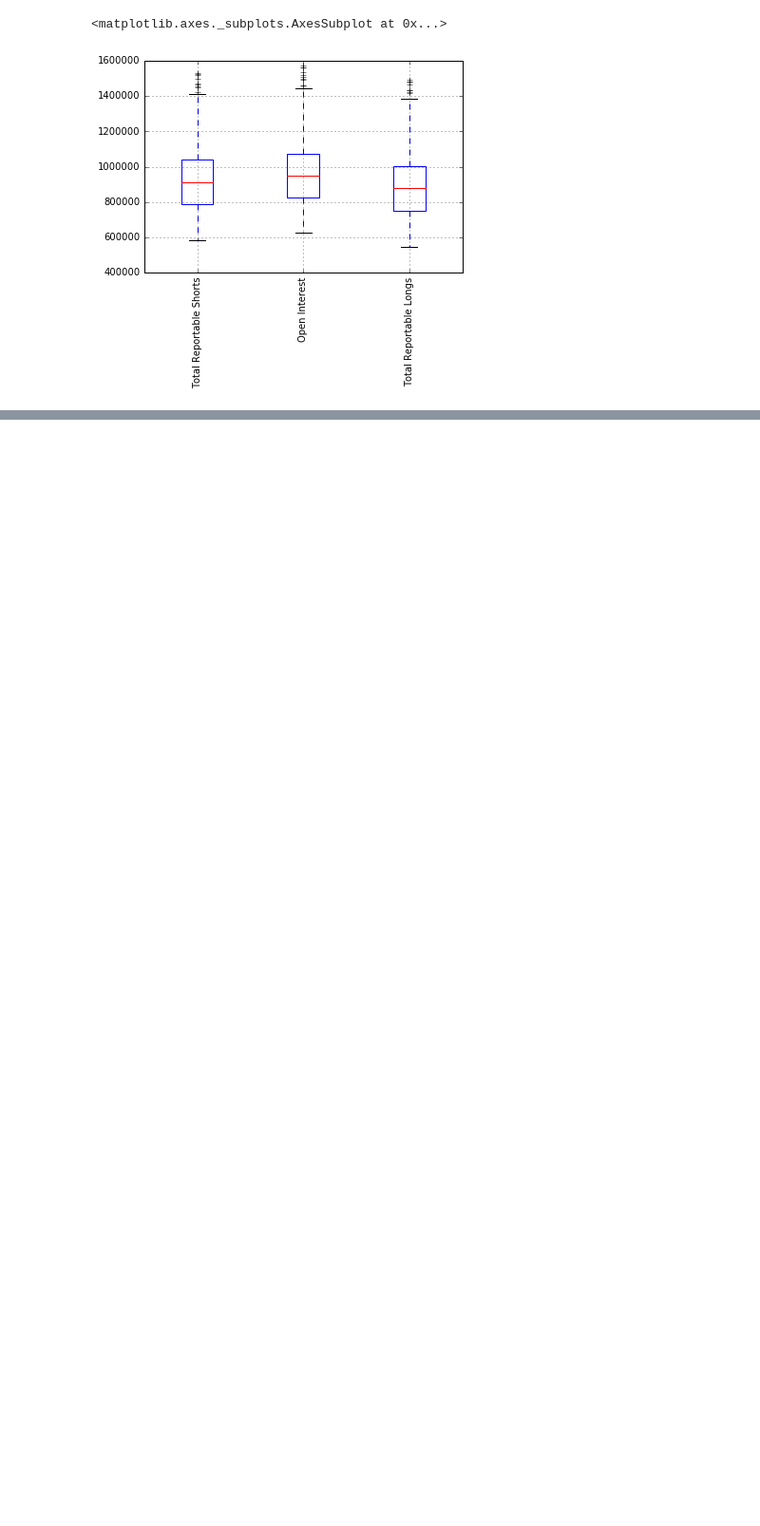
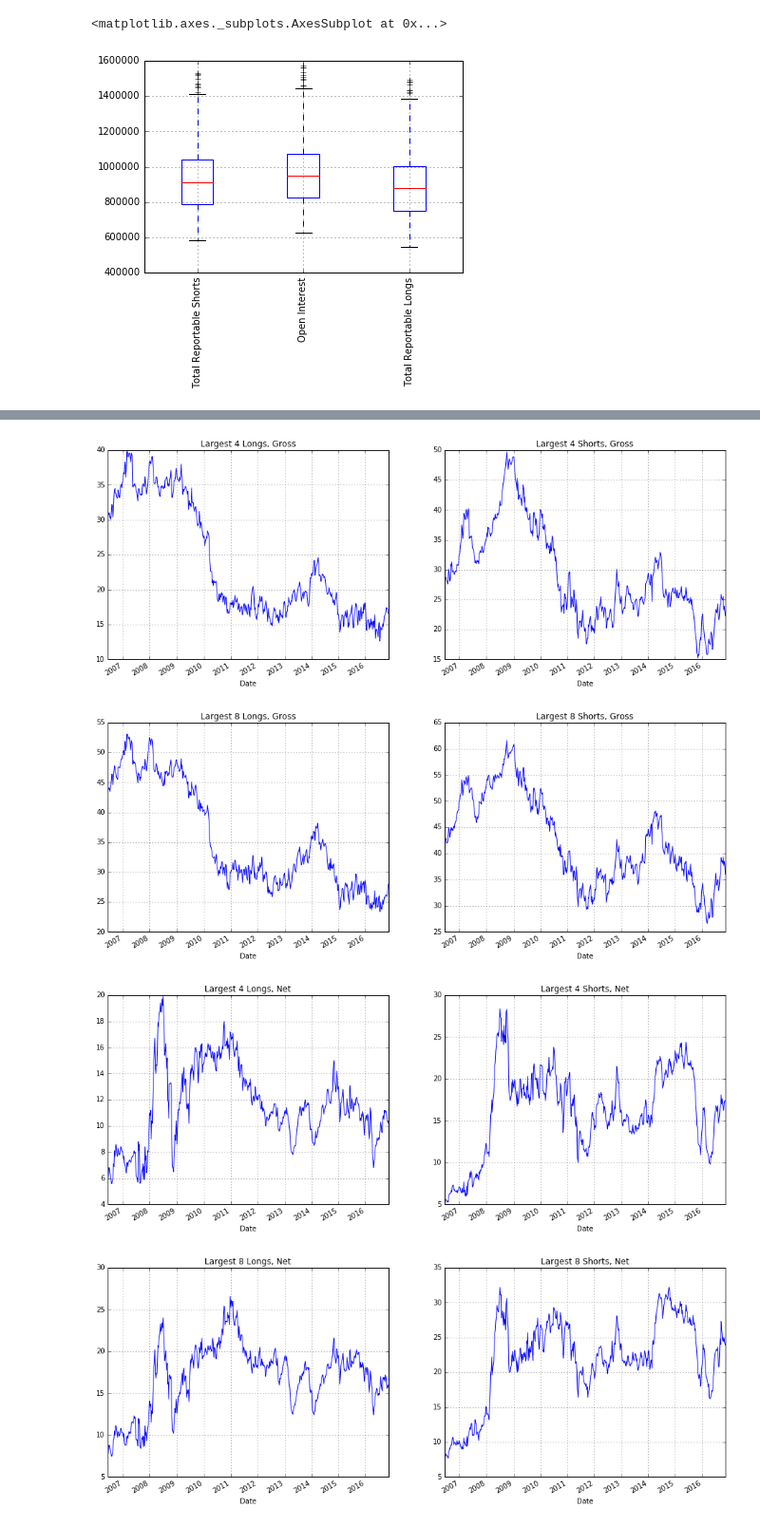
Before and after one commit to JonathanJohann/Independent_Research, a Jupyter notebook: Quandl Natural Gas Data Experiments and Visualization.ipynb, the cells around one changed output, grey strips where cells are left out. Shown at 95% size. Saved outputs shown, nothing was run; the diff lists cells and outputs as text; code cells hidden in the pictures; blank space fills up the shorter version.

```diff
--- a/Quandl Natural Gas Data Experiments and Visualization.ipynb
+++ b/Quandl Natural Gas Data Experiments and Visualization.ipynb
@@ -72,0 +87,10 @@ ng_commit[larger].boxplot(rot=90,return_type='axes')
+# %%
+for i in range(len(ng_concentration.columns.values)):
+    if i%2 ==0:
+        fig,axs = plt.subplots(1,2)
+    ng_concentration[ng_concentration.columns.values[i]].plot(title=ng_concentration.columns.values[i],ax=axs[i%2],figsize=(16,6),grid=True)
+# %% [output]
+[figure, added]
+[figure, added]
+[figure, added]
+[figure, added]
```
Also changed, not shown: parts of 13 cells of this notebook.
